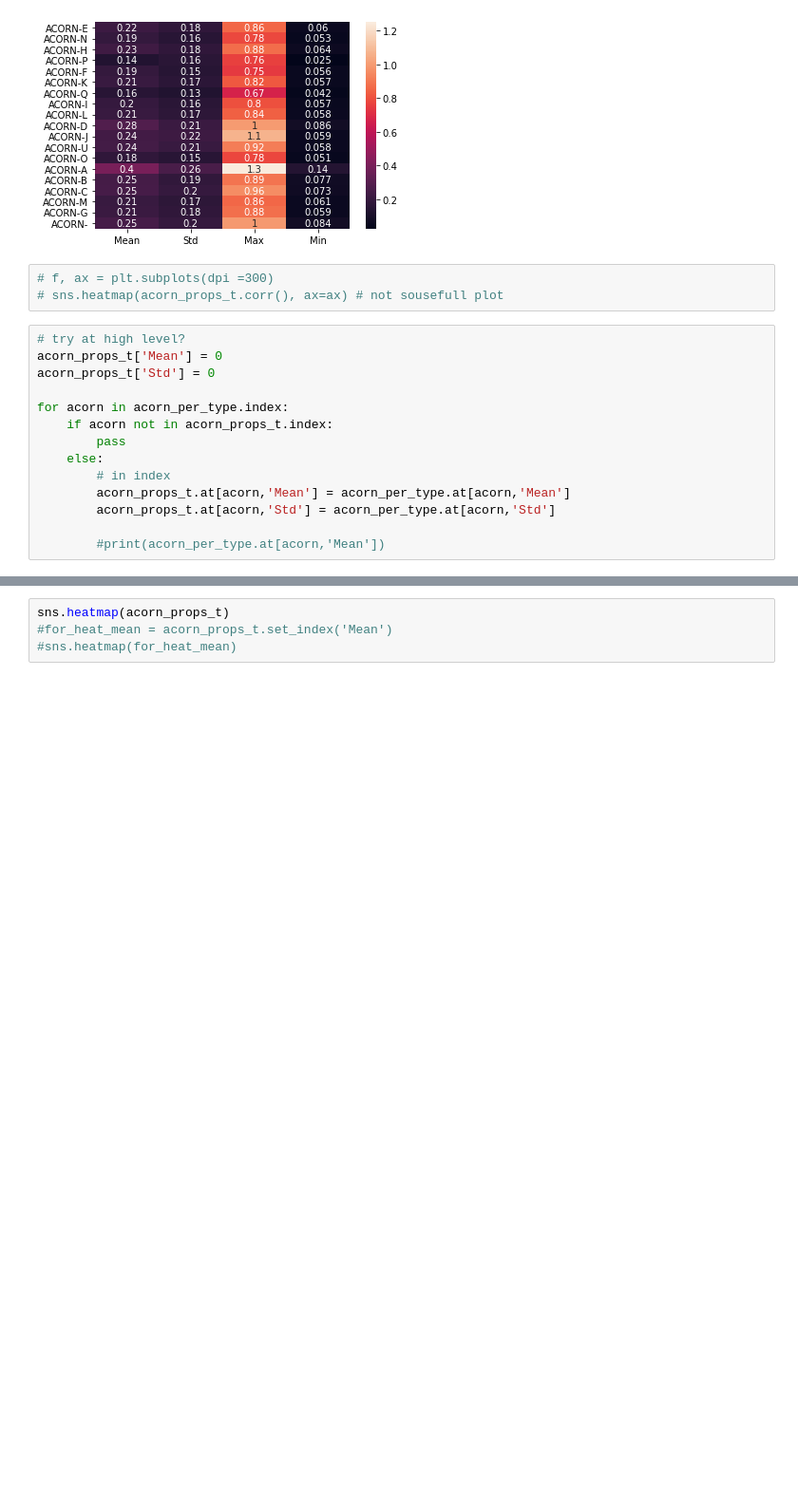
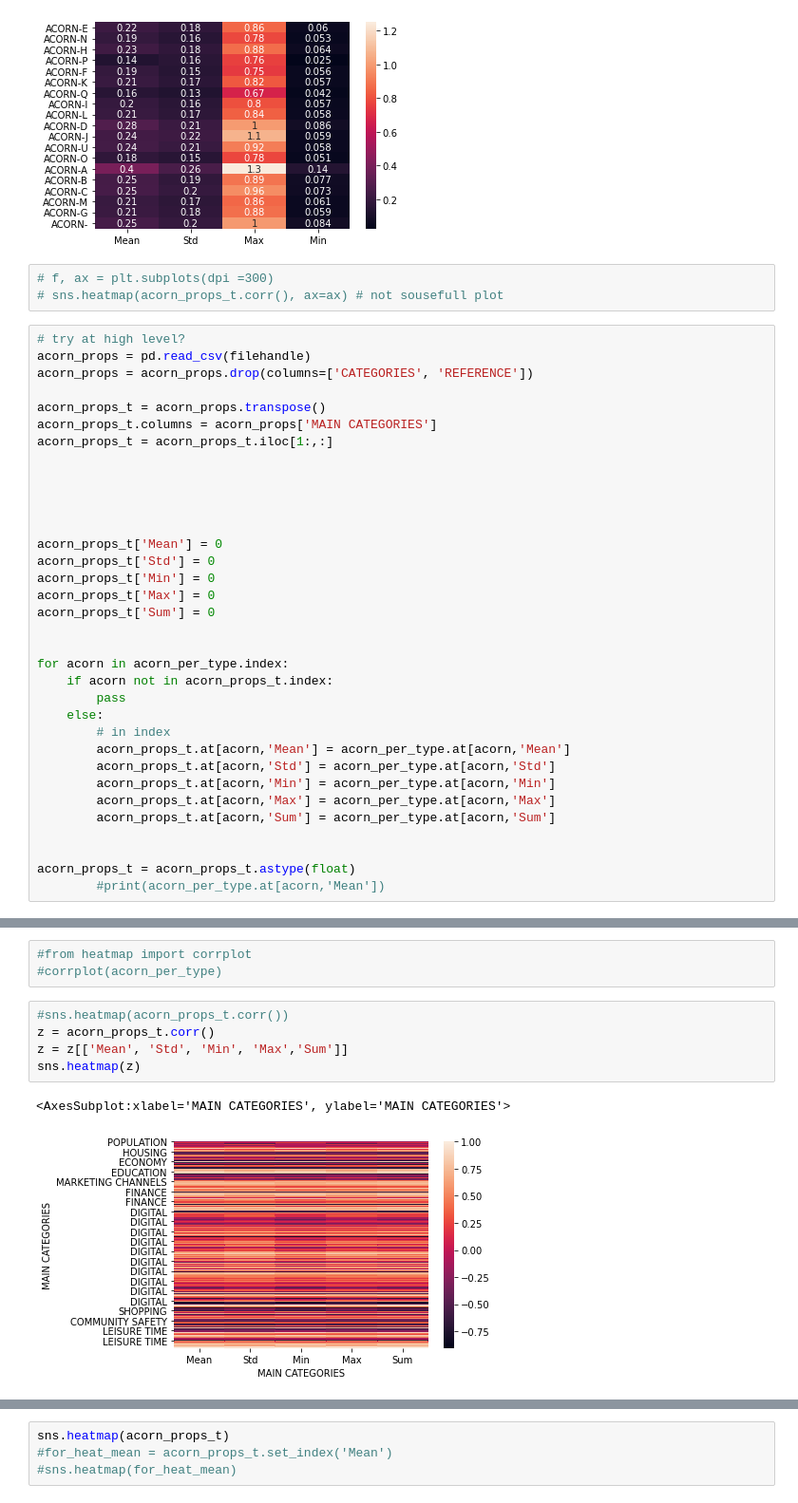
Before and after one commit to K4Ling/CS512, a Jupyter notebook: DataMerge.ipynb, the cells around one changed output, grey strips where cells are left out. Shown at 95% size. Saved outputs shown, nothing was run; the diff lists cells and outputs as text; blank space fills up the shorter version.

```diff
--- a/DataMerge.ipynb
+++ b/DataMerge.ipynb
@@ -301,8 +345,23 @@ sns.heatmap(acorn_per_type.drop('Sum', axis=1), annot=True)
 # sns.heatmap(acorn_props_t.corr(), ax=ax) # not sousefull plot
 # %%
 # try at high level?
+acorn_props = pd.read_csv(filehandle)
+acorn_props = acorn_props.drop(columns=['CATEGORIES', 'REFERENCE'])
+
+acorn_props_t = acorn_props.transpose()
+acorn_props_t.columns = acorn_props['MAIN CATEGORIES']
+acorn_props_t = acorn_props_t.iloc[1:,:]
+
+
+
+
+
 acorn_props_t['Mean'] = 0
 acorn_props_t['Std'] = 0
+acorn_props_t['Min'] = 0
+acorn_props_t['Max'] = 0
+acorn_props_t['Sum'] = 0
+
 
 for acorn in acorn_per_type.index:
     if acorn not in acorn_props_t.index:
@@ -311,5 +370,10 @@ for acorn in acorn_per_type.index:
         # in index
         acorn_props_t.at[acorn,'Mean'] = acorn_per_type.at[acorn,'Mean']
         acorn_props_t.at[acorn,'Std'] = acorn_per_type.at[acorn,'Std']
+        acorn_props_t.at[acorn,'Min'] = acorn_per_type.at[acorn,'Min']
+        acorn_props_t.at[acorn,'Max'] = acorn_per_type.at[acorn,'Max']
+        acorn_props_t.at[acorn,'Sum'] = acorn_per_type.at[acorn,'Sum']
 
+
+acorn_props_t = acorn_props_t.astype(float)
         #print(acorn_per_type.at[acorn,'Mean'])
@@ -315,0 +403,11 @@ for acorn in acorn_per_type.index:
+# %%
+#from heatmap import corrplot
+#corrplot(acorn_per_type)
+# %%
+#sns.heatmap(acorn_props_t.corr())
+z = acorn_props_t.corr()
+z = z[['Mean', 'Std', 'Min', 'Max','Sum']]
+sns.heatmap(z)
+# %% [output]
+<AxesSubplot:xlabel='MAIN CATEGORIES', ylabel='MAIN CATEGORIES'>
+[figure, added]
```
Also changed, not shown: parts of 5 cells of this notebook.
